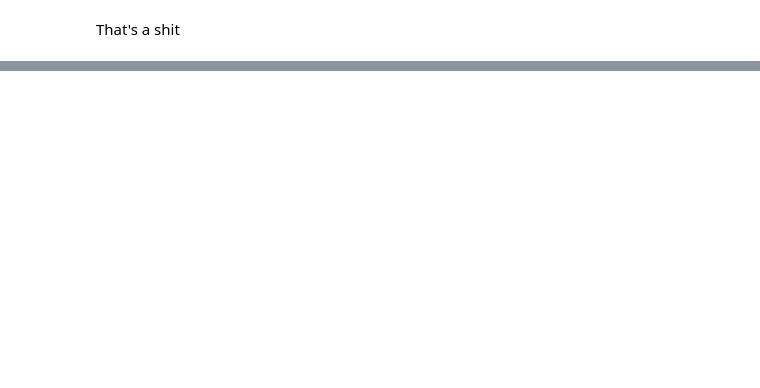
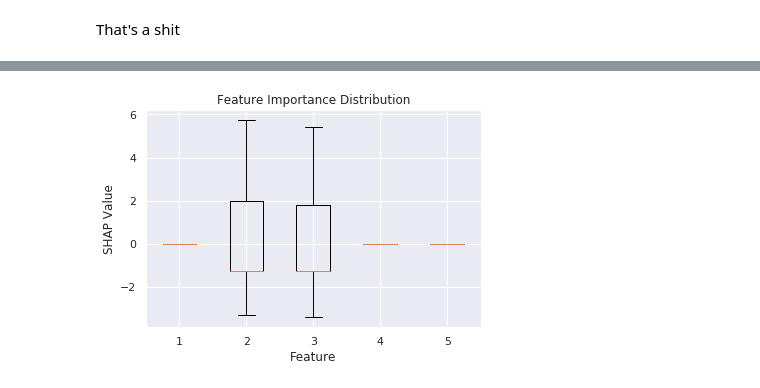
Before and after one commit to Guilherme26/mono2, a Jupyter notebook: notebooks/learning_on_synthetic_ds.ipynb, the cells around one changed output, grey strips where cells are left out. Saved outputs shown, nothing was run; the diff lists cells and outputs as text; code cells hidden in the pictures; blank space fills up the shorter version.

```diff
--- a/notebooks/learning_on_synthetic_ds.ipynb
+++ b/notebooks/learning_on_synthetic_ds.ipynb
@@ -75,0 +139,8 @@ plt.show()
+# %%
+plt.boxplot(shap_values)
+plt.title("Feature Importance Distribution")
+plt.xlabel("Feature")
+plt.ylabel("SHAP Value")
+plt.show()
+# %% [output]
+[figure, added]
```
Also changed, not shown: parts of 12 cells of this notebook, 3 other files.
